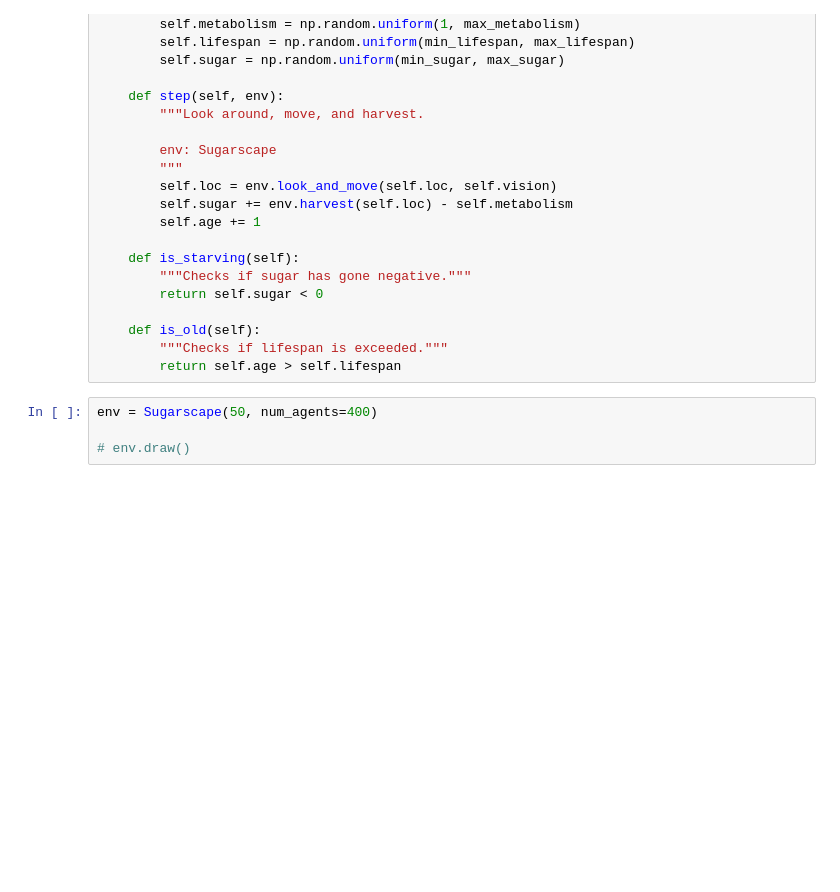
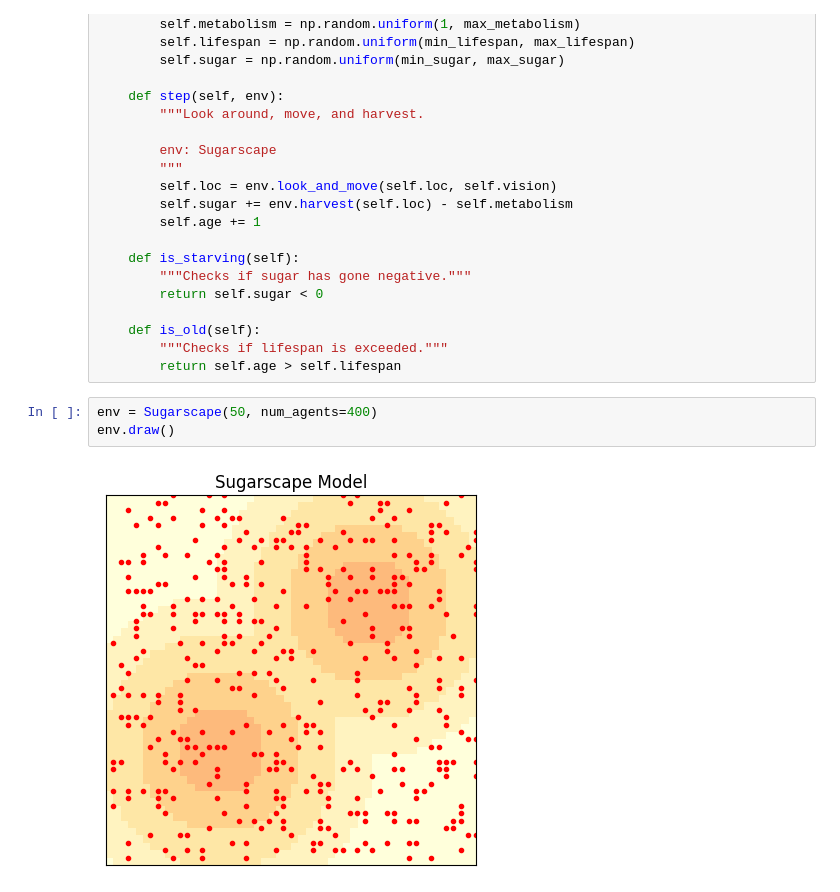
Before and after one commit to sir-sauc3/Sugarscape-Model, a Jupyter notebook: Sugarscape.ipynb, the cells around one changed output. Saved outputs shown, nothing was run; the diff lists cells and outputs as text; blank space fills up the shorter version.

```diff
--- a/Sugarscape.ipynb
+++ b/Sugarscape.ipynb
@@ -457,6 +328,7 @@ class Agent:
         return self.age > self.lifespan
 # %%
 env = Sugarscape(50, num_agents=400)
-
-# env.draw()
+env.draw()
+# %% [output]
+[figure, added]
 # %%
```
Also changed, not shown: parts of 11 cells of this notebook.
